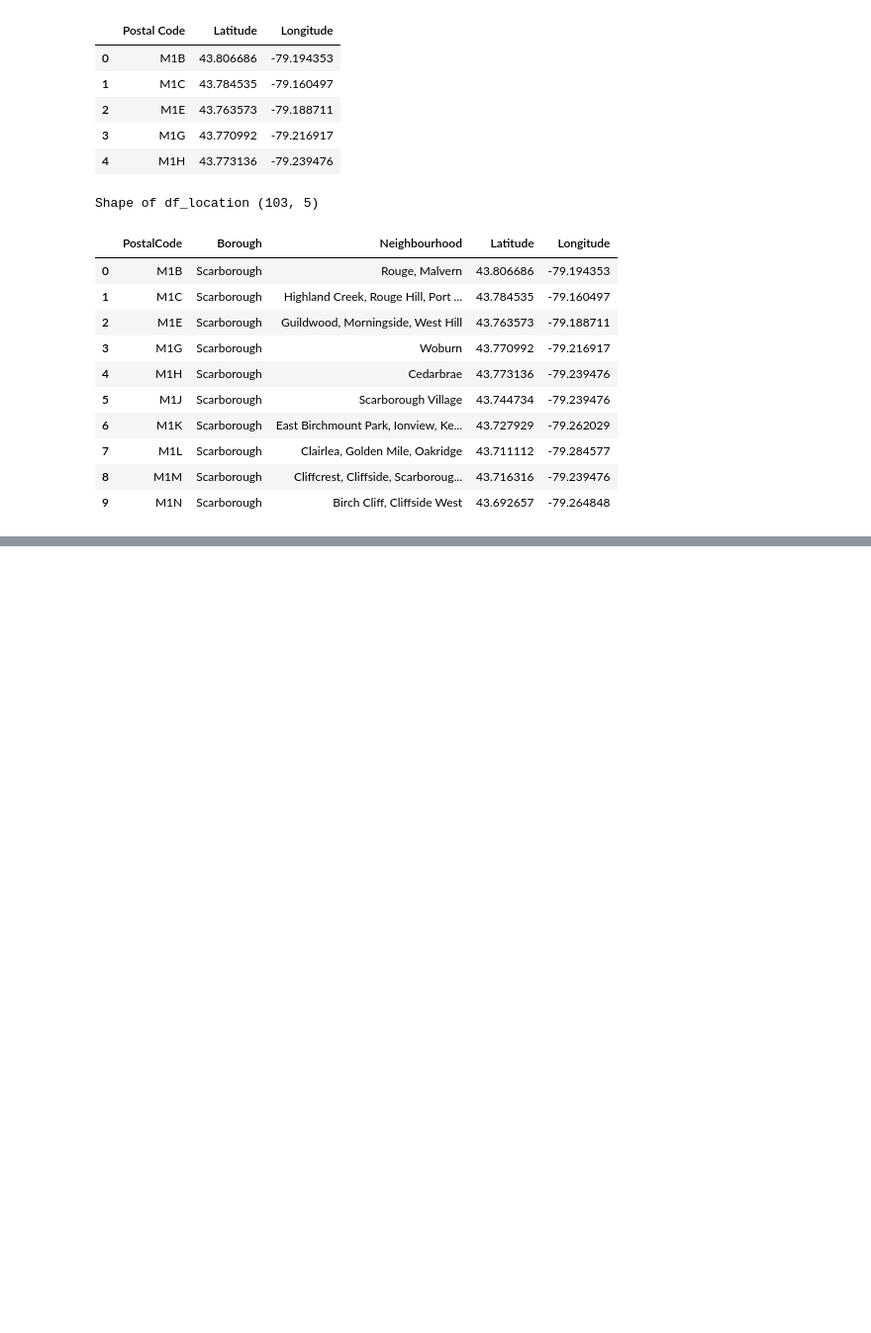
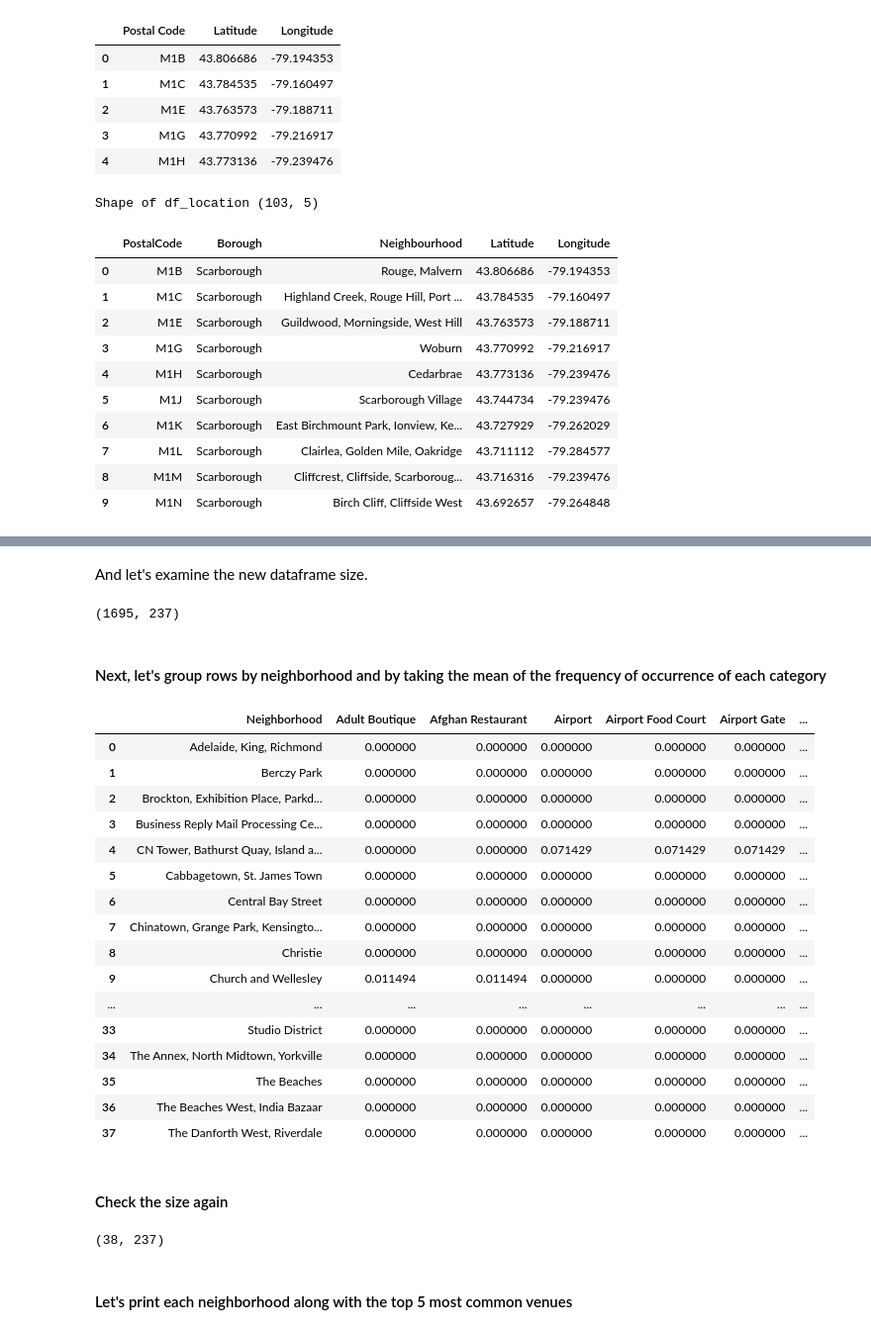
Before and after one commit to tomkdgun/Coursera_Capstone, a Jupyter notebook: Coursera Capstone - Neighborhoods in Toronto.ipynb, the cells around one changed output, grey strips where cells are left out. Shown at 99% size. Drawn from its saved outputs; the diff is of its cells as text; code cells hidden in the pictures; blank space fills up the shorter version.

```diff
--- a/Coursera Capstone - Neighborhoods in Toronto.ipynb
+++ b/Coursera Capstone - Neighborhoods in Toronto.ipynb
@@ -134,0 +364,9 @@ Shape of df_location (103, 5)
+# %%
+# one hot encoding
+toronto_onehot = pd.get_dummies(toronto_venues[['Venue Category']], prefix="", prefix_sep="")
+mid =  toronto_venues['Neighborhood']
+toronto_onehot.drop(labels=['Neighborhood'], axis=1,inplace = True)
+# insert back Neighborhood at front
+toronto_onehot.insert(0, 'Neighborhood', mid)
+
+toronto_onehot.head()
@@ -134,0 +380,37 @@ Shape of df_location (103, 5)
+# %% [markdown]
+And let's examine the new dataframe size.
+# %%
+toronto_onehot.shape
+# %% [output]
+(1695, 237)
+# %% [markdown]
+#### Next, let's group rows by neighborhood and by taking the mean of the frequency of occurrence of each category
+# %%
+toronto_grouped = toronto_onehot.groupby('Neighborhood').mean().reset_index()
+toronto_grouped
+# %% [output]
+|  | Neighborhood | Adult Boutique | Afghan Restaurant | Airport | Airport Food Court | Airport Gate | ... |
+| 0 | Adelaide, King, Richmond | 0.000000 | 0.000000 | 0.000000 | 0.000000 | 0.000000 | ... |
+| 1 | Berczy Park | 0.000000 | 0.000000 | 0.000000 | 0.000000 | 0.000000 | ... |
+| 2 | Brockton, Exhibition Place, Parkd... | 0.000000 | 0.000000 | 0.000000 | 0.000000 | 0.000000 | ... |
+| 3 | Business Reply Mail Processing Ce... | 0.000000 | 0.000000 | 0.000000 | 0.000000 | 0.000000 | ... |
+| 4 | CN Tower, Bathurst Quay, Island a... | 0.000000 | 0.000000 | 0.071429 | 0.071429 | 0.071429 | ... |
+| 5 | Cabbagetown, St. James Town | 0.000000 | 0.000000 | 0.000000 | 0.000000 | 0.000000 | ... |
+| 6 | Central Bay Street | 0.000000 | 0.000000 | 0.000000 | 0.000000 | 0.000000 | ... |
+| 7 | Chinatown, Grange Park, Kensingto... | 0.000000 | 0.000000 | 0.000000 | 0.000000 | 0.000000 | ... |
+| 8 | Christie | 0.000000 | 0.000000 | 0.000000 | 0.000000 | 0.000000 | ... |
+| 9 | Church and Wellesley | 0.011494 | 0.011494 | 0.000000 | 0.000000 | 0.000000 | ... |
+| ... | ... | ... | ... | ... | ... | ... | ... |
+| 33 | Studio District | 0.000000 | 0.000000 | 0.000000 | 0.000000 | 0.000000 | ... |
+| 34 | The Annex, North Midtown, Yorkville | 0.000000 | 0.000000 | 0.000000 | 0.000000 | 0.000000 | ... |
+| 35 | The Beaches | 0.000000 | 0.000000 | 0.000000 | 0.000000 | 0.000000 | ... |
+| 36 | The Beaches West, India Bazaar | 0.000000 | 0.000000 | 0.000000 | 0.000000 | 0.000000 | ... |
+| 37 | The Danforth West, Riverdale | 0.000000 | 0.000000 | 0.000000 | 0.000000 | 0.000000 | ... |
+# %% [markdown]
+#### Check the size again
+# %%
+toronto_grouped.shape
+# %% [output]
+(38, 237)
+# %% [markdown]
+#### Let's print each neighborhood along with the top 5 most common venues
```
Also changed, not shown: parts of 48 cells of this notebook.
